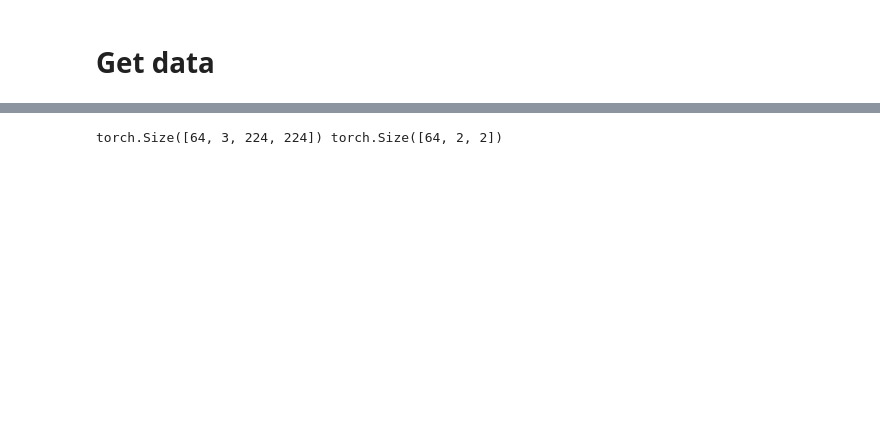
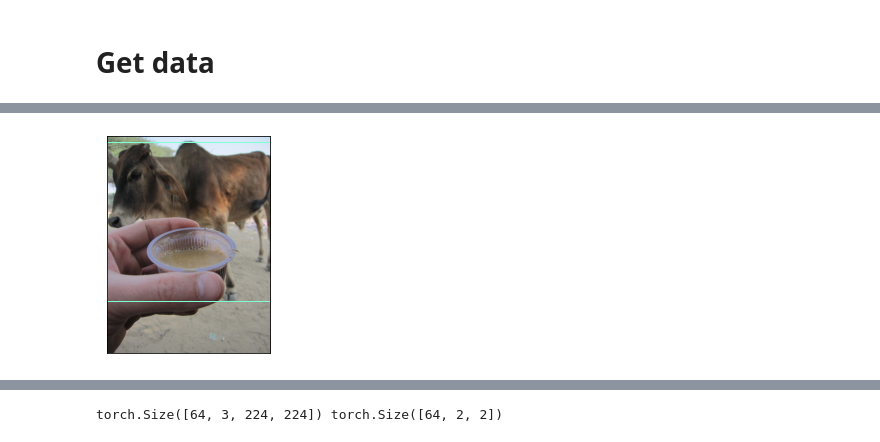
Before and after one commit to mccallion/rory, a Jupyter notebook: _20200915_bboxes_04_rewrite.ipynb, the cells around one changed output, grey strips where cells are left out. Cells and saved outputs as stored; diff of their text form; code cells hidden in the pictures; blank space fills up the shorter version.

```diff
--- a/_20200915_bboxes_04_rewrite.ipynb
+++ b/_20200915_bboxes_04_rewrite.ipynb
@@ -76,0 +136,18 @@ df.head(3)
+# %%
+class BBox(fastuple):
+    def show(self, ax=None, **kwargs):
+        p1, p2 = self
+        if not ax: print("No axes")
+        return draw_rect(ax, [*p1, *p2], **kwargs)
+# %%
+class ImageBBox(fastuple):
+    def show(self, ax=None, **kwargs):
+        im, bbox = self
+        ax = show_im(im)
+        return bbox.show(ax=ax, **kwargs)
+# %%
+bbox = BBox(bbox)
+imbb = ImageBBox(im, bbox)
+imbb.show()
+# %% [output]
+[figure, added]
```
Also changed, not shown: parts of 21 cells of this notebook, 2 other files.
